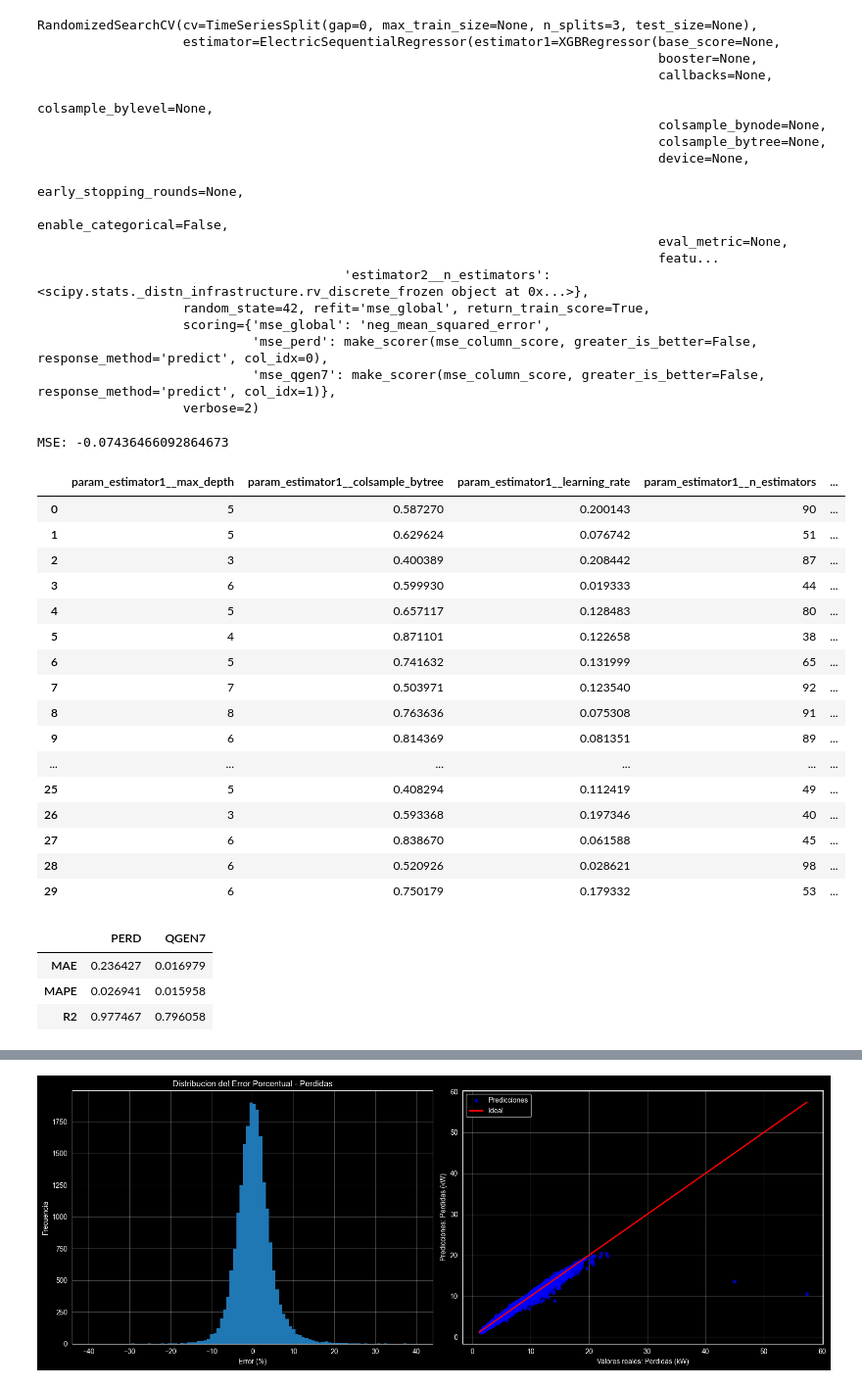
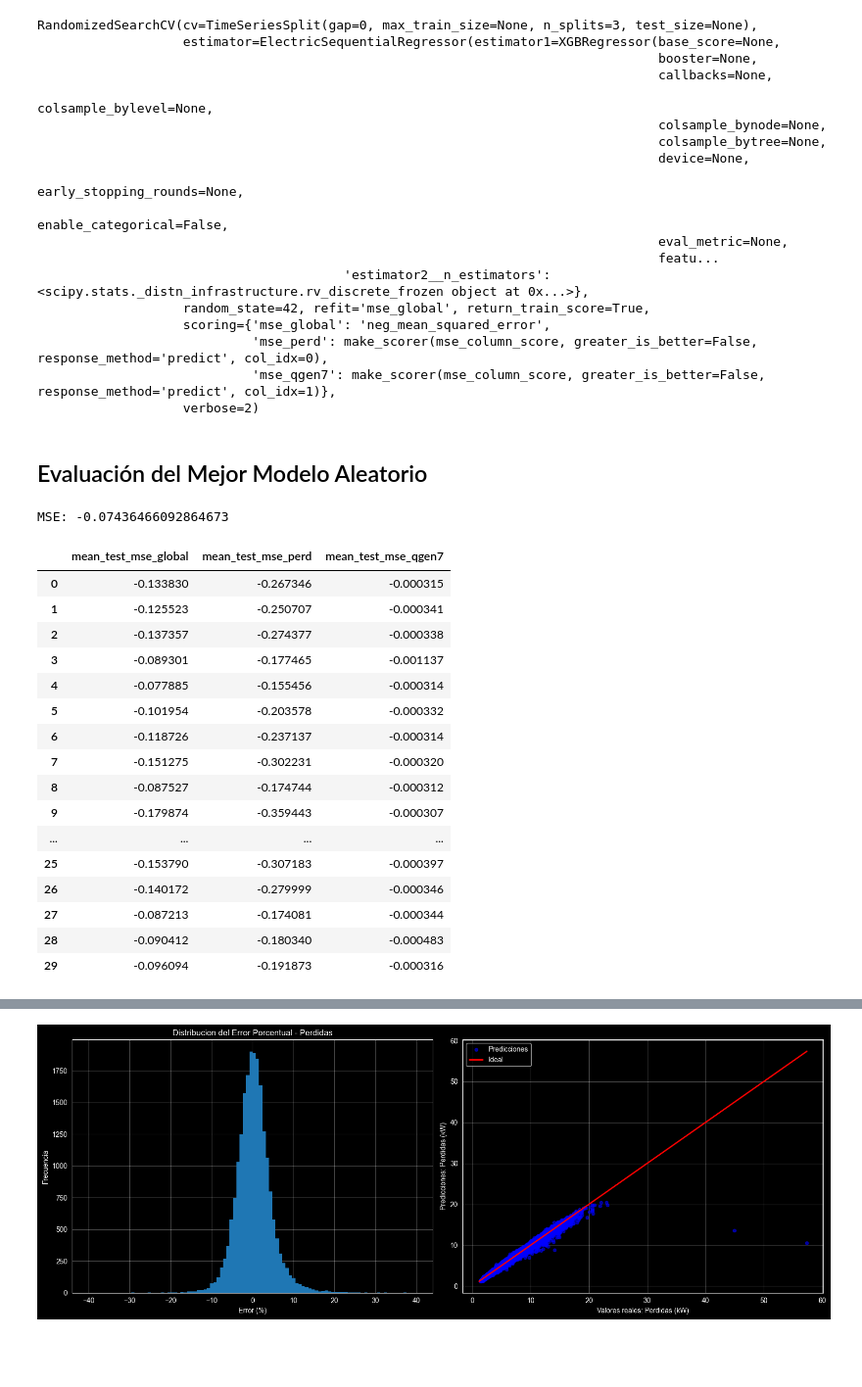
Before and after one commit to danilr16/TFG_Smart_Grids, a Jupyter notebook: Proyecto/entrenamiento/XGBoost/ESR_XGBoost_Train.ipynb, the cells around one changed output, grey strips where cells are left out. Shown at 98% size. Cells and saved outputs as stored; diff of their text form; code cells hidden in the pictures; blank space fills up the shorter version.

```diff
--- a/Proyecto/entrenamiento/XGBoost/ESR_XGBoost_Train.ipynb
+++ b/Proyecto/entrenamiento/XGBoost/ESR_XGBoost_Train.ipynb
@@ -67,41 +74,37 @@ RandomizedSearchCV(cv=TimeSeriesSplit(gap=0, max_train_size=None, n_splits=3, te
                             'mse_perd': make_scorer(mse_column_score, greater_is_better=False, response_method='predict', col_idx=0),
                             'mse_qgen7': make_scorer(mse_column_score, greater_is_better=False, response_method='predict', col_idx=1)},
                    verbose=2)
-# %%
-best_random_model = random_search.best_estimator_
-print('MSE: ' + str(random_search.best_score_))
-random_results = pd.DataFrame(random_search.cv_results_)
-random_results.loc[:, ['param_estimator1__max_depth', 'param_estimator1__colsample_bytree', 'param_estimator1__learning_rate', 'param_estimator1__n_estimators', 'param_estimator2__max_depth', 'param_estimator2__colsample_bytree', 'param_estimator2__learning_rate', 'param_estimator2__n_estimators', 'mean_test_mse_global', 'mean_test_mse_perd', 'mean_test_mse_qgen7']]
-# %% [output]
-MSE: -0.07436466092864673
-|  | param_estimator1__max_depth | param_estimator1__colsample_bytree | param_estimator1__learning_rate | param_estimator1__n_estimators | ... |
-| 0 | 5 | 0.587270 | 0.200143 | 90 | ... |
-| 1 | 5 | 0.629624 | 0.076742 | 51 | ... |
-| 2 | 3 | 0.400389 | 0.208442 | 87 | ... |
-| 3 | 6 | 0.599930 | 0.019333 | 44 | ... |
-| 4 | 5 | 0.657117 | 0.128483 | 80 | ... |
-| 5 | 4 | 0.871101 | 0.122658 | 38 | ... |
-| 6 | 5 | 0.741632 | 0.131999 | 65 | ... |
-| 7 | 7 | 0.503971 | 0.123540 | 92 | ... |
-| 8 | 8 | 0.763636 | 0.075308 | 91 | ... |
-| 9 | 6 | 0.814369 | 0.081351 | 89 | ... |
-| ... | ... | ... | ... | ... | ... |
-| 25 | 5 | 0.408294 | 0.112419 | 49 | ... |
-| 26 | 3 | 0.593368 | 0.197346 | 40 | ... |
-| 27 | 6 | 0.838670 | 0.061588 | 45 | ... |
-| 28 | 6 | 0.520926 | 0.028621 | 98 | ... |
-| 29 | 6 | 0.750179 | 0.179332 | 53 | ... |
+# %% [markdown]
+<h2>Evaluación del Mejor Modelo Aleatorio</h2>
+# %%
+# PREDICCIONES DEL MEJOR MODELO CON VALORES DEL "FUTURO" X_TEST, YA QUE LO TRATAMOS COMO SERIE TEMPORAL
+best_random_model = random_search.best_estimator_
+random_predictions = best_random_model.predict(x_test)
+print('MSE: ' + str(random_search.best_score_))
+random_results = pd.DataFrame(random_search.cv_results_)
+random_results.loc[:, ['mean_test_mse_global', 'mean_test_mse_perd', 'mean_test_mse_qgen7']]
+# %% [output]
+MSE: -0.07436466092864673
+|  | mean_test_mse_global | mean_test_mse_perd | mean_test_mse_qgen7 |
+| 0 | -0.133830 | -0.267346 | -0.000315 |
+| 1 | -0.125523 | -0.250707 | -0.000341 |
+| 2 | -0.137357 | -0.274377 | -0.000338 |
+| 3 | -0.089301 | -0.177465 | -0.001137 |
+| 4 | -0.077885 | -0.155456 | -0.000314 |
+| 5 | -0.101954 | -0.203578 | -0.000332 |
+| 6 | -0.118726 | -0.237137 | -0.000314 |
+| 7 | -0.151275 | -0.302231 | -0.000320 |
+| 8 | -0.087527 | -0.174744 | -0.000312 |
+| 9 | -0.179874 | -0.359443 | -0.000307 |
+| ... | ... | ... | ... |
+| 25 | -0.153790 | -0.307183 | -0.000397 |
+| 26 | -0.140172 | -0.279999 | -0.000346 |
+| 27 | -0.087213 | -0.174081 | -0.000344 |
+| 28 | -0.090412 | -0.180340 | -0.000483 |
+| 29 | -0.096094 | -0.191873 | -0.000316 |
 # %%
-random_predictions = best_random_model.predict(x_test)
 random_MAE = mean_absolute_error(y_test, random_predictions, multioutput='raw_values')
+random_MAPE = mean_absolute_percentage_error(y_test, random_predictions, multioutput='raw_values')
 #DESPLAZAMIENTO PARA EVITAR DIVISIÓN POR VALORES CERCANO A 0. CONSECUENCIA: MAPE ALGO OPTIMISTA
-random_MAPE = mean_absolute_percentage_error(y_test + 1.0, random_predictions + 1.0, multioutput='raw_values')
+random_MAPE_shifted = mean_absolute_percentage_error(y_test + 1.0, random_predictions + 1.0, multioutput='raw_values')
 random_R2 = r2_score(y_test, random_predictions, multioutput='raw_values')
-random_data_score = np.vstack([random_MAE, random_MAPE, random_R2])
-evaluations = pd.DataFrame(random_data_score, columns=['PERD', 'QGEN7'], index=['MAE', 'MAPE', 'R2'])
-evaluations
-# %% [output]
-|  | PERD | QGEN7 |
-| MAE | 0.236427 | 0.016979 |
-| MAPE | 0.026941 | 0.015958 |
-| R2 | 0.977467 | 0.796058 |
```
Also changed, not shown: parts of 21 cells of this notebook, 22 other files.
